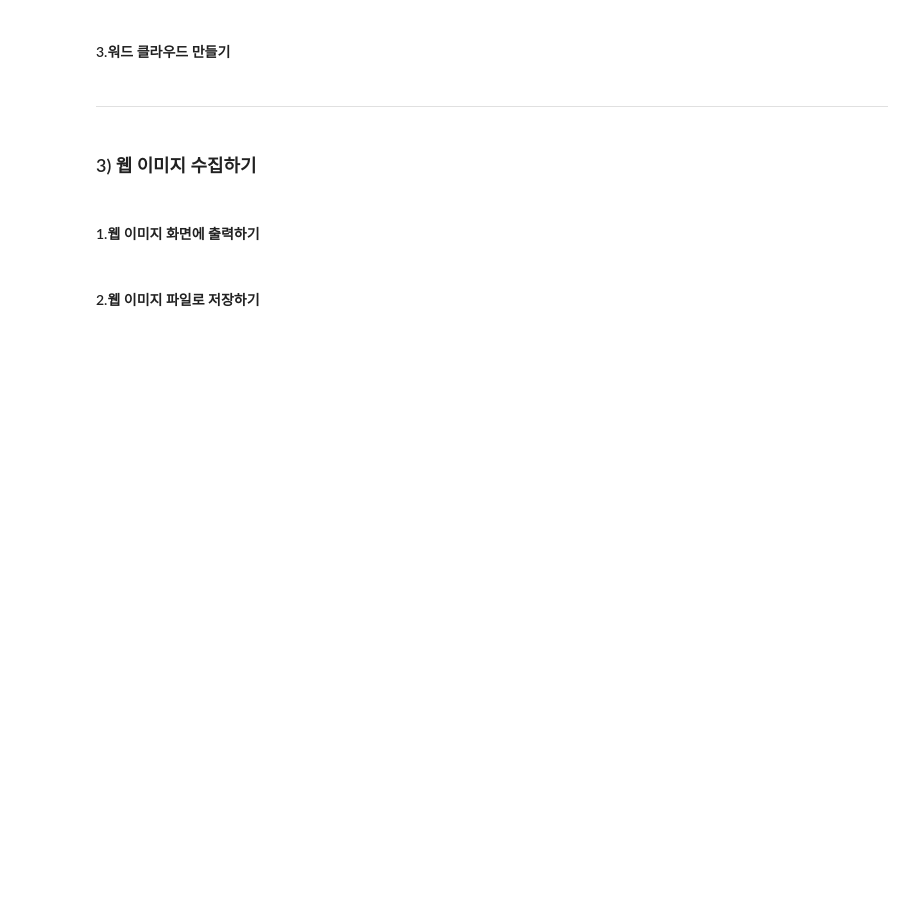
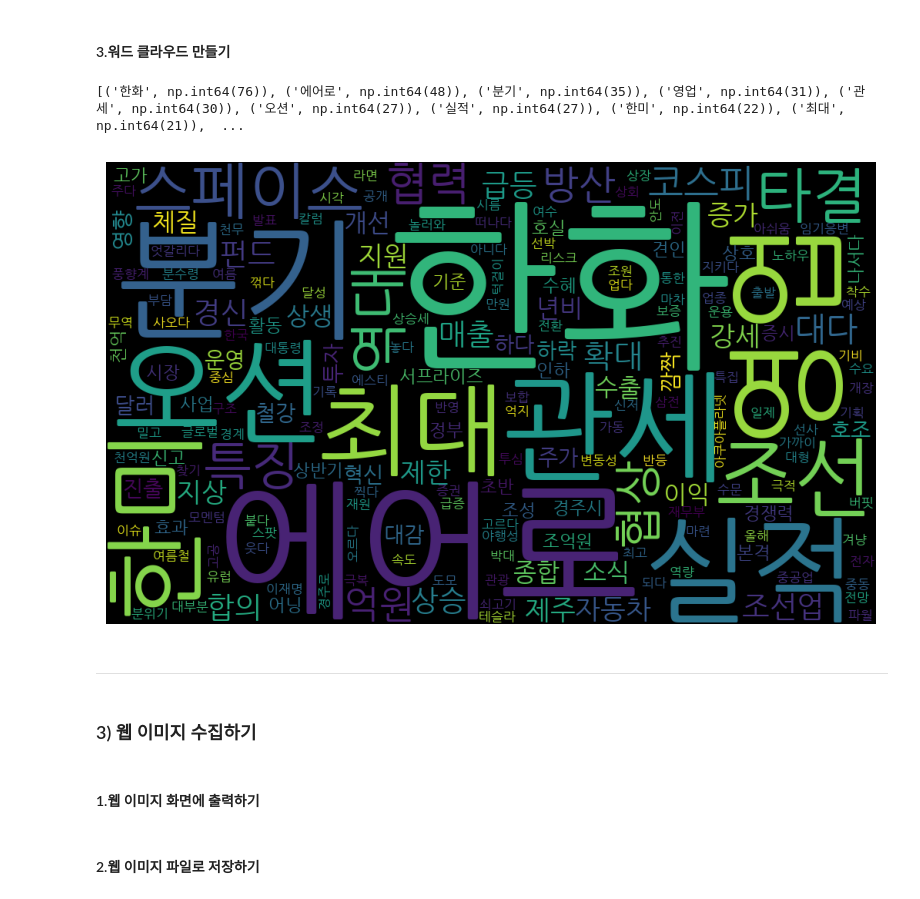
Before and after one commit to Joyschool/2025_mirae_master, a Jupyter notebook: 3일차_웹데이터수집및시각화_OpenAPI_완성.ipynb, the cells around one changed output. Drawn from its saved outputs; the diff is of its cells as text; code cells hidden in the pictures; blank space fills up the shorter version.

```diff
--- a/3일차_웹데이터수집및시각화_OpenAPI_완성.ipynb
+++ b/3일차_웹데이터수집및시각화_OpenAPI_완성.ipynb
@@ -274,6 +414,7 @@ def clean_korean_documents(documents):
         header=None
     )
     stopwords = df[0].str.strip().tolist()
+    print(stopwords)
 
     for i, document in enumerate(documents):
         clean_words = []
@@ -294,7 +435,8 @@ def clean_target_feature(data):
 # ---------------------
 # 1.클린징할 파일 가져오기
 # 앞에서 저장한 뉴스 데이터 파일 이름
-file = 'naver_news_노벨상.csv'  # 앞에서 만들어진 파일 사용하기
+fname = 'naver_news_한화오션'
+file = f'{fname}.csv'  # 앞에서 만들어진 파일 사용하기
 df = pd.read_csv(file)
 
 # 2.클린징할 컬럼 선택해서 클린징하기
@@ -303,7 +445,7 @@ df['제목'] = clean_target_feature(df['제목'])  # 기사 제목
 df['내용'] = clean_target_feature(df['내용'])  # 기사 내용
 
 # 3.클린징 결과 csv 파일로 저장하기
-file = 'naver_news_노벨상_clean.csv'
+file = f'{fname}_clean.csv'
 df.to_csv(file, index=False, encoding="utf-8-sig")
 print(f'{file} SAVED')
 
@@ -352,34 +508,37 @@ def make_wordcloud(feature_name, count):
     # font_path = 'NanumGothic'  #/usr/share/fonts/truetype/nanum/NanumGothic.ttf  #코랩
     font_path = '/usr/share/fonts/truetype/nanum/NanumGothic.ttf'  #/usr/share/fonts/truetype/nanum/NanumGothic.ttf  #코랩
 
     # (토큰명, 빈도수) 딕셔너리 타입으로 변환
     data = dict(zip(feature_name, count))
 
     # 워드클라우드로 그래프로 시각화
     wc = WordCloud(width = 1000, height = 600, background_color="black", font_path=font_path)
     plt.imshow(wc.generate_from_frequencies(data)) #딕셔너리
     plt.axis("off")
     plt.show()
 
     # 이미지 파일로 저장하기
     wc.to_file(f'워드클라우드.png')
 
 
 # 0.앞에서 클린징한 파일 사용하기
-df = pd.read_csv('naver_news_노벨상_clean.csv')
+df = pd.read_csv(file)
 
 # 1.텍스트 말뭉치(corpus) 데이터 지정하기
 corpus = df['제목'].to_list()
 # print(corpus)
 
 # 2.말뭉치를 토큰화하여 빈도수 가져오기
 feature_name, count = get_wordTokenCount(corpus)
 
 # 3.단어(토큰) 빈도수 막대 그래프 그리기(상위 10개)
 # draw_wordTokenCountGraph(feature_name[:10], count[:10])
 
 # 3.워드 클라우드 만들기
 make_wordcloud(feature_name, count)
+# %% [output]
+[('한화', np.int64(76)), ('에어로', np.int64(48)), ('분기', np.int64(35)), ('영업', np.int64(31)), ('관세', np.int64(30)), ('오션', np.int64(27)), ('실적', np.int64(27)), ('한미', np.int64(22)), ('최대', np.int64(21)),  ...
+[figure, added]
 # %% [markdown]
 
 
```
Also changed, not shown: parts of 14 cells of this notebook.
